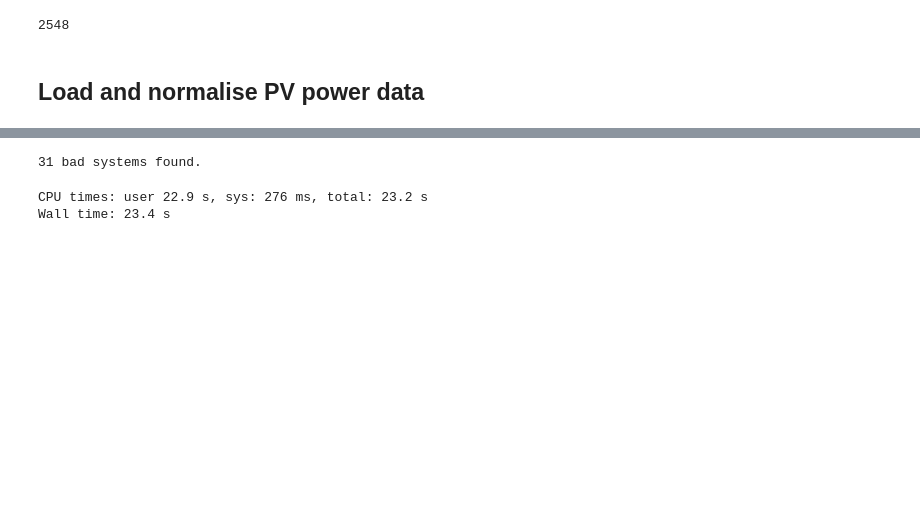
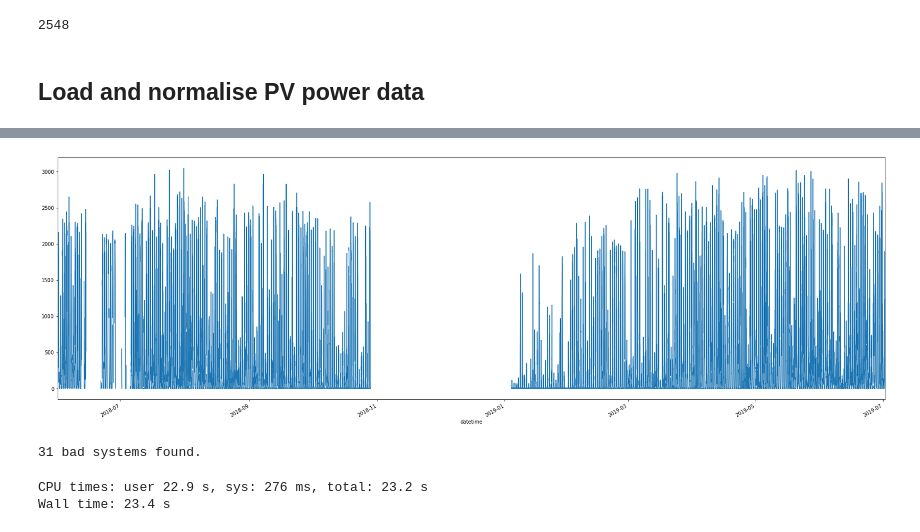
Before and after one commit to openclimatefix/predict_pv_yield_OLD, a Jupyter notebook: notebooks/ml_experiments/ML_experiment_002_multiple_PV_systems.ipynb, the cells around one changed output, grey strips where cells are left out. Drawn from its saved outputs; the diff is of its cells as text; code cells hidden in the pictures; blank space fills up the shorter version.

```diff
--- a/notebooks/ml_experiments/ML_experiment_002_multiple_PV_systems.ipynb
+++ b/notebooks/ml_experiments/ML_experiment_002_multiple_PV_systems.ipynb
@@ -68,8 +68,11 @@ del pv_power
 del pv_power_selected
 # %%
 # A bit of hand-crafted cleaning
-# TODO: Is this still relevant?
-pv_power_df[30248][:'2019-01-03'] = np.NaN
+pv_power_df[30248]['2018-10-29':'2019-01-03'] = np.NaN
+# %%
+pv_power_df[30248].plot(figsize=(30, 10));
+# %% [output]
+[figure, added]
 # %%
 # Only pick PV systems for which we have good metadata
 def align_pv_system_ids(pv_metadata, pv_power_df):
```
Also changed, not shown: parts of 1 cell of this notebook.
